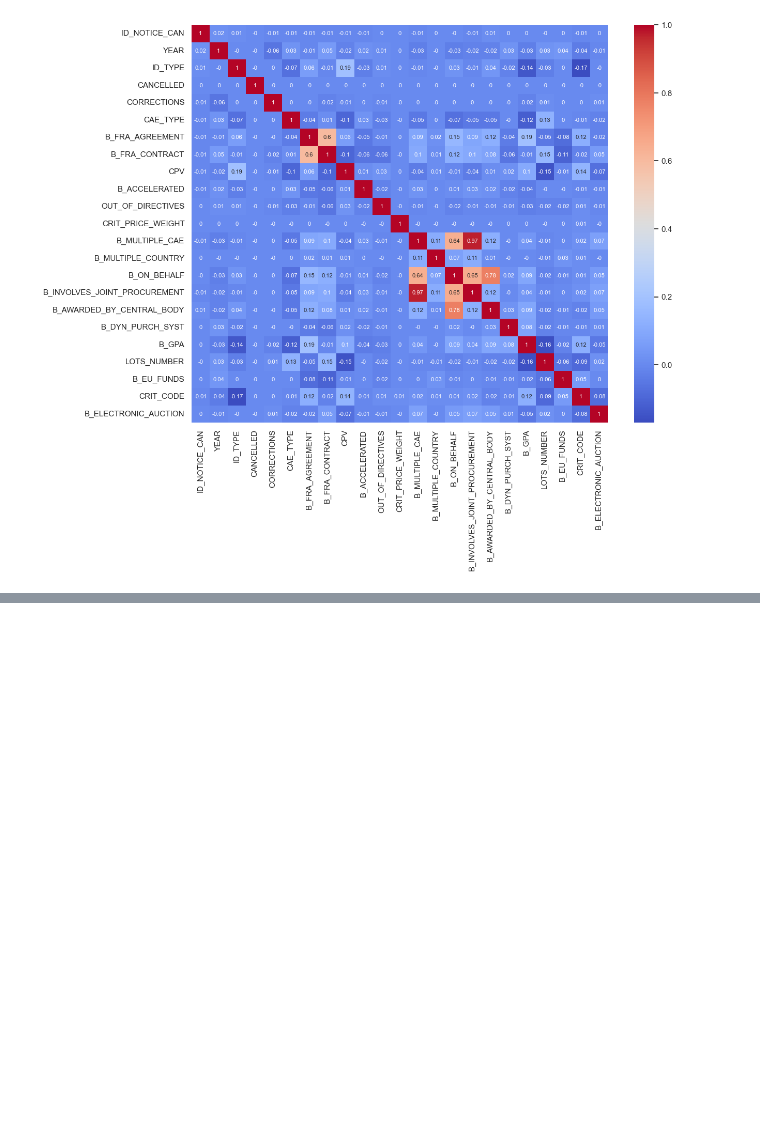
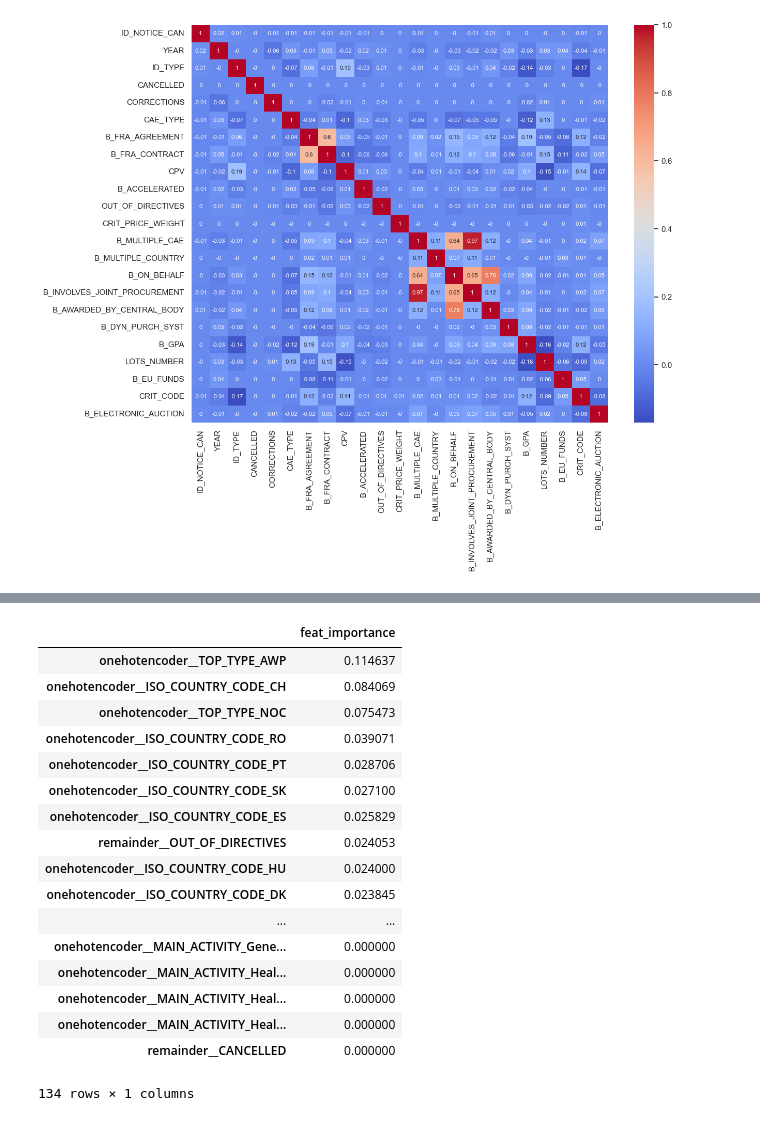
Before and after one commit to Tescoa00/radar.vectyfi, a Jupyter notebook: notebooks/aleimba_vectyfi_radar_eda.ipynb, the cells around one changed output, grey strips where cells are left out. Saved outputs shown, nothing was run; the diff lists cells and outputs as text; code cells hidden in the pictures; blank space fills up the shorter version.

```diff
--- a/notebooks/aleimba_vectyfi_radar_eda.ipynb
+++ b/notebooks/aleimba_vectyfi_radar_eda.ipynb
@@ -1041,0 +1265,4 @@ sns.heatmap(round(df_non_null.corr(numeric_only=True), 2), cmap="coolwarm", anno
+# %%
+feat_imp = pd.DataFrame(xgb_model.feature_importances_, index=X_train.columns)
+# %%
+feat_imp.columns = ['feat_importance']
@@ -1041,0 +1273,21 @@ sns.heatmap(round(df_non_null.corr(numeric_only=True), 2), cmap="coolwarm", anno
+# %%
+feat_imp.sort_values(by='feat_importance', ascending=False)
+# %% [output]
+|  | feat_importance |
+| onehotencoder__TOP_TYPE_AWP | 0.114637 |
+| onehotencoder__ISO_COUNTRY_CODE_CH | 0.084069 |
+| onehotencoder__TOP_TYPE_NOC | 0.075473 |
+| onehotencoder__ISO_COUNTRY_CODE_RO | 0.039071 |
+| onehotencoder__ISO_COUNTRY_CODE_PT | 0.028706 |
+| onehotencoder__ISO_COUNTRY_CODE_SK | 0.027100 |
+| onehotencoder__ISO_COUNTRY_CODE_ES | 0.025829 |
+| remainder__OUT_OF_DIRECTIVES | 0.024053 |
+| onehotencoder__ISO_COUNTRY_CODE_HU | 0.024000 |
+| onehotencoder__ISO_COUNTRY_CODE_DK | 0.023845 |
+| ... | ... |
+| onehotencoder__MAIN_ACTIVITY_Gene... | 0.000000 |
+| onehotencoder__MAIN_ACTIVITY_Heal... | 0.000000 |
+| onehotencoder__MAIN_ACTIVITY_Heal... | 0.000000 |
+| onehotencoder__MAIN_ACTIVITY_Heal... | 0.000000 |
+| remainder__CANCELLED | 0.000000 |
+134 rows × 1 columns
```
Also changed, not shown: parts of 34 cells of this notebook, 3 other files.
